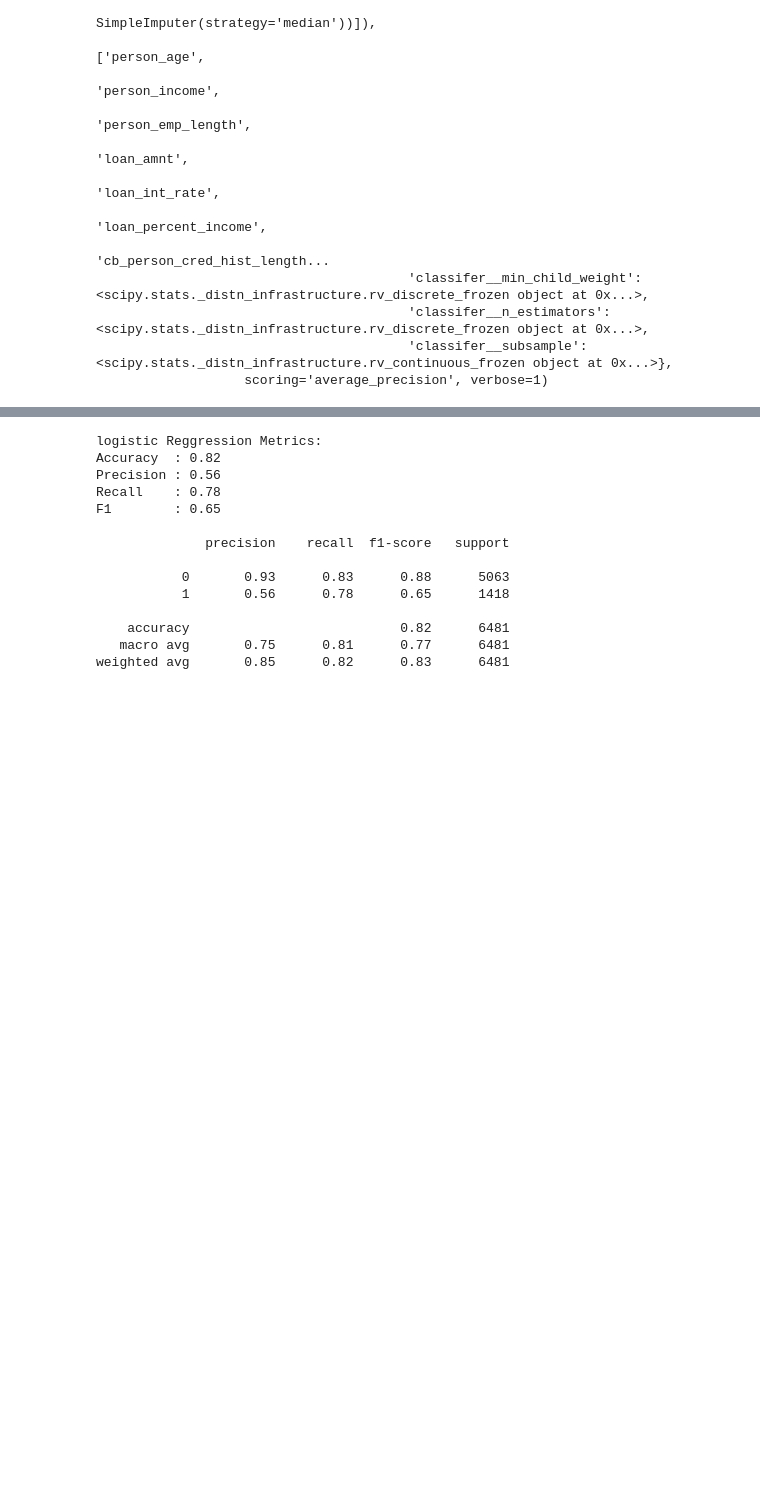
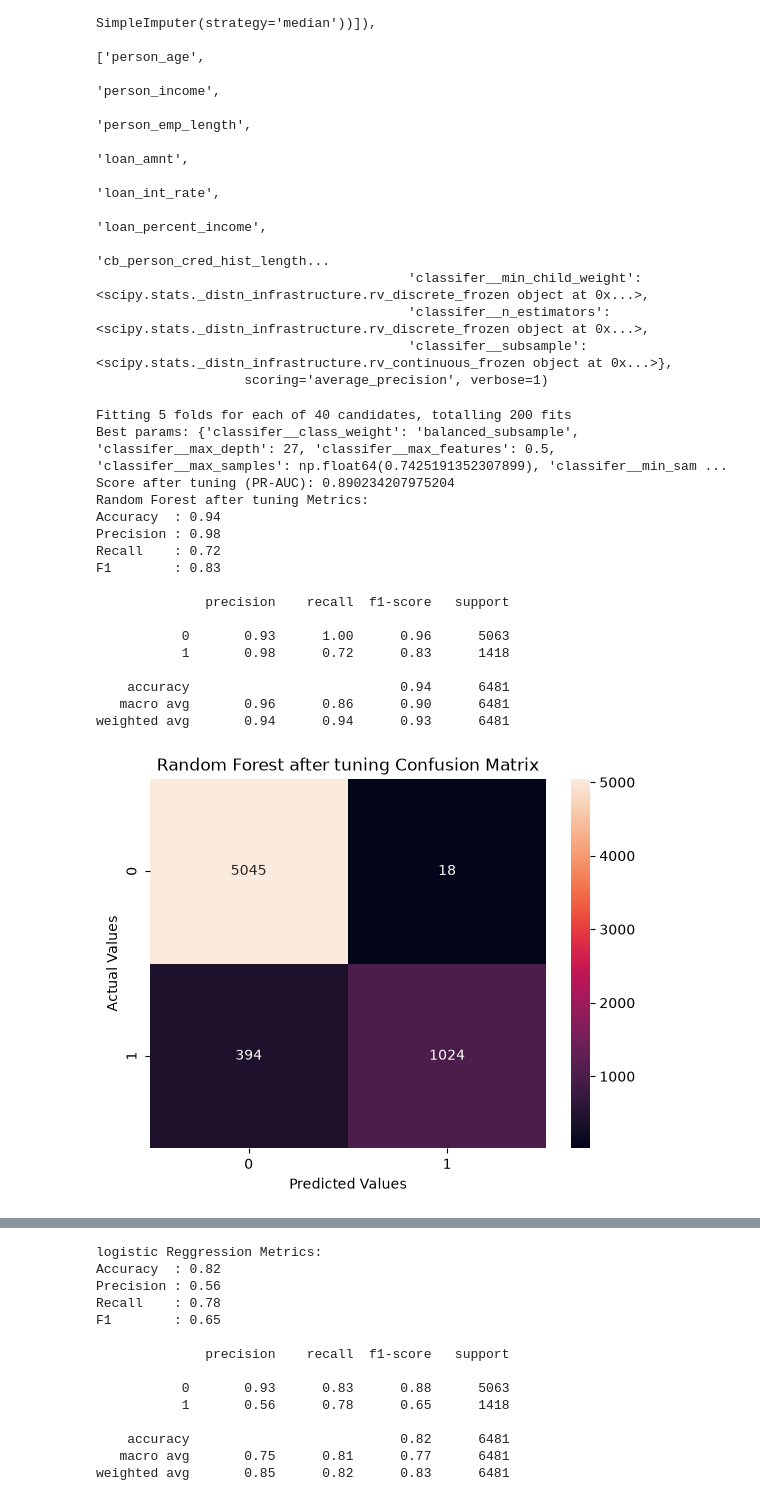
Before and after one commit to Vagishaa11/Credit-Risk-assesment-using-shap, a Jupyter notebook: Credit_risk.ipynb, the cells around one changed output, grey strips where cells are left out. Saved outputs shown, nothing was run; the diff lists cells and outputs as text; code cells hidden in the pictures; blank space fills up the shorter version.

```diff
--- a/Credit_risk.ipynb
+++ b/Credit_risk.ipynb
@@ -514,3 +608,54 @@ RandomizedSearchCV(cv=StratifiedKFold(n_splits=5, random_state=42, shuffle=True)
                                         'classifer__n_estimators': <scipy.stats._distn_infrastructure.rv_discrete_frozen object at 0x...>,
                                         'classifer__subsample': <scipy.stats._distn_infrastructure.rv_continuous_frozen object at 0x...>},
                    scoring='average_precision', verbose=1)
+# %%
+rf_param_dist = {
+    "classifer__n_estimators": randint(200, 600),
+    "classifer__max_depth": randint(5, 30),
+    "classifer__min_samples_split": randint(2, 20),
+    "classifer__min_samples_leaf": randint(1, 10),
+    "classifer__max_features": ["sqrt", "log2", 0.3, 0.5],
+    "classifer__max_samples": uniform(0.6, 0.4),          # 0.6 to 1.0
+    "classifer__class_weight": ["balanced", "balanced_subsample"],
+}
+
+rf_search_model = Pipeline([
+    ('preprocessor', preprocessor_xg),
+    ('classifer', RandomForestClassifier(random_state=42, n_jobs=1))  # n_jobs=1 here, parallelism is in the search
+])
+
+rf_random_search = RandomizedSearchCV(
+    rf_search_model,
+    rf_param_dist,
+    n_iter=40,                      # RF is slower than XGB; 40 is a good start
+    cv=cv,
+    scoring="average_precision",    # same metric as your XGBoost search = fair comparison
+    n_jobs=-1,
+    verbose=1,
+    random_state=42
+)
+rf_random_search.fit(X_train, y_train)
+
+print("Best params:", rf_random_search.best_params_)
+print("Score after tuning (PR-AUC):", rf_random_search.best_score_)
+
+evaluate_model("Random Forest after tuning", rf_random_search, X_test, y_test)
+# %% [output]
+Fitting 5 folds for each of 40 candidates, totalling 200 fits
+Best params: {'classifer__class_weight': 'balanced_subsample', 'classifer__max_depth': 27, 'classifer__max_features': 0.5, 'classifer__max_samples': np.float64(0.7425191352307899), 'classifer__min_sam ...
+Score after tuning (PR-AUC): 0.890234207975204
+Random Forest after tuning Metrics:
+Accuracy  : 0.94
+Precision : 0.98
+Recall    : 0.72
+F1        : 0.83
+
+              precision    recall  f1-score   support
+
+           0       0.93      1.00      0.96      5063
+           1       0.98      0.72      0.83      1418
+
+    accuracy                           0.94      6481
+   macro avg       0.96      0.86      0.90      6481
+weighted avg       0.94      0.94      0.93      6481
+[figure, added]
```
Also changed, not shown: parts of 23 cells of this notebook, 10 other files.
